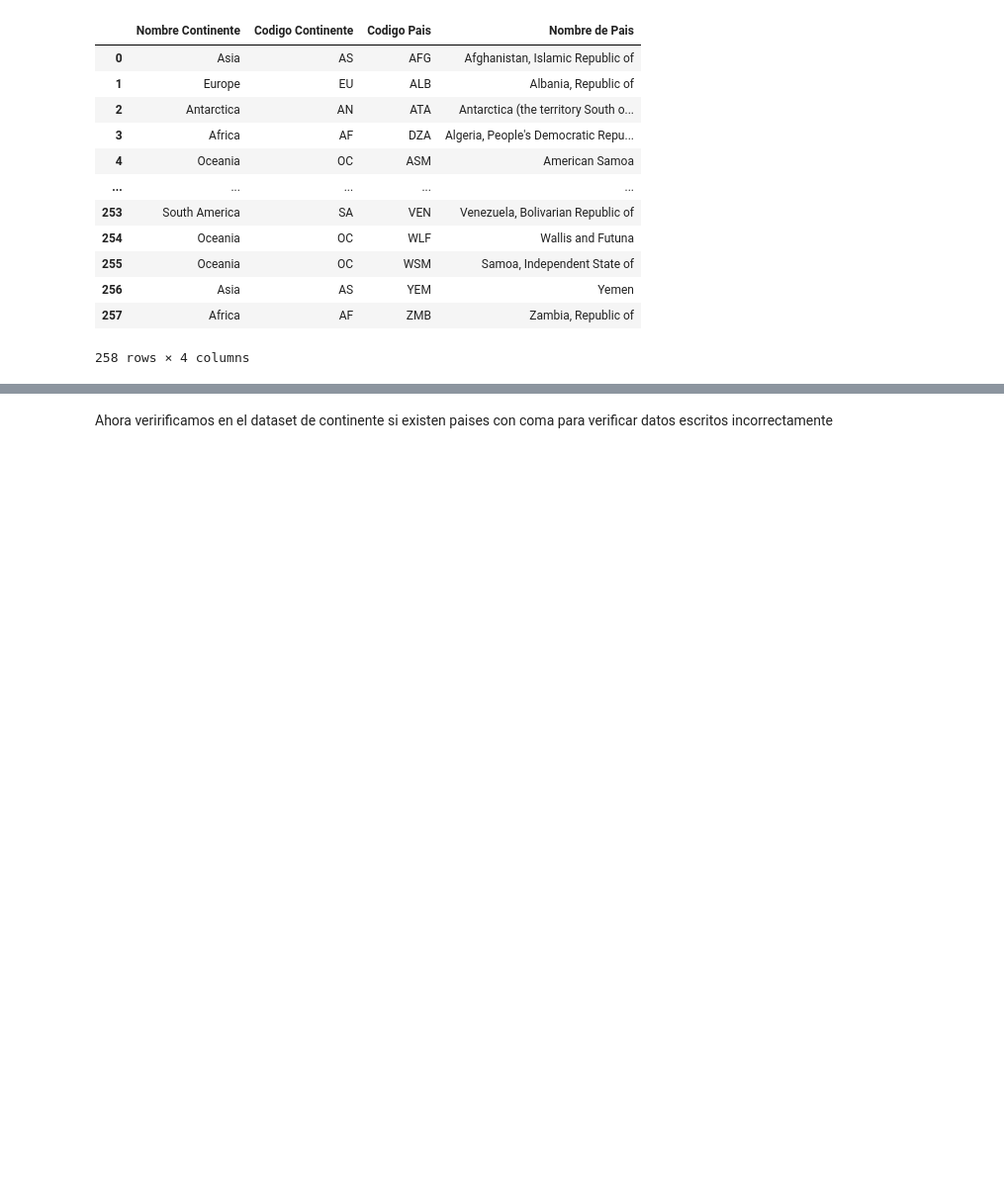
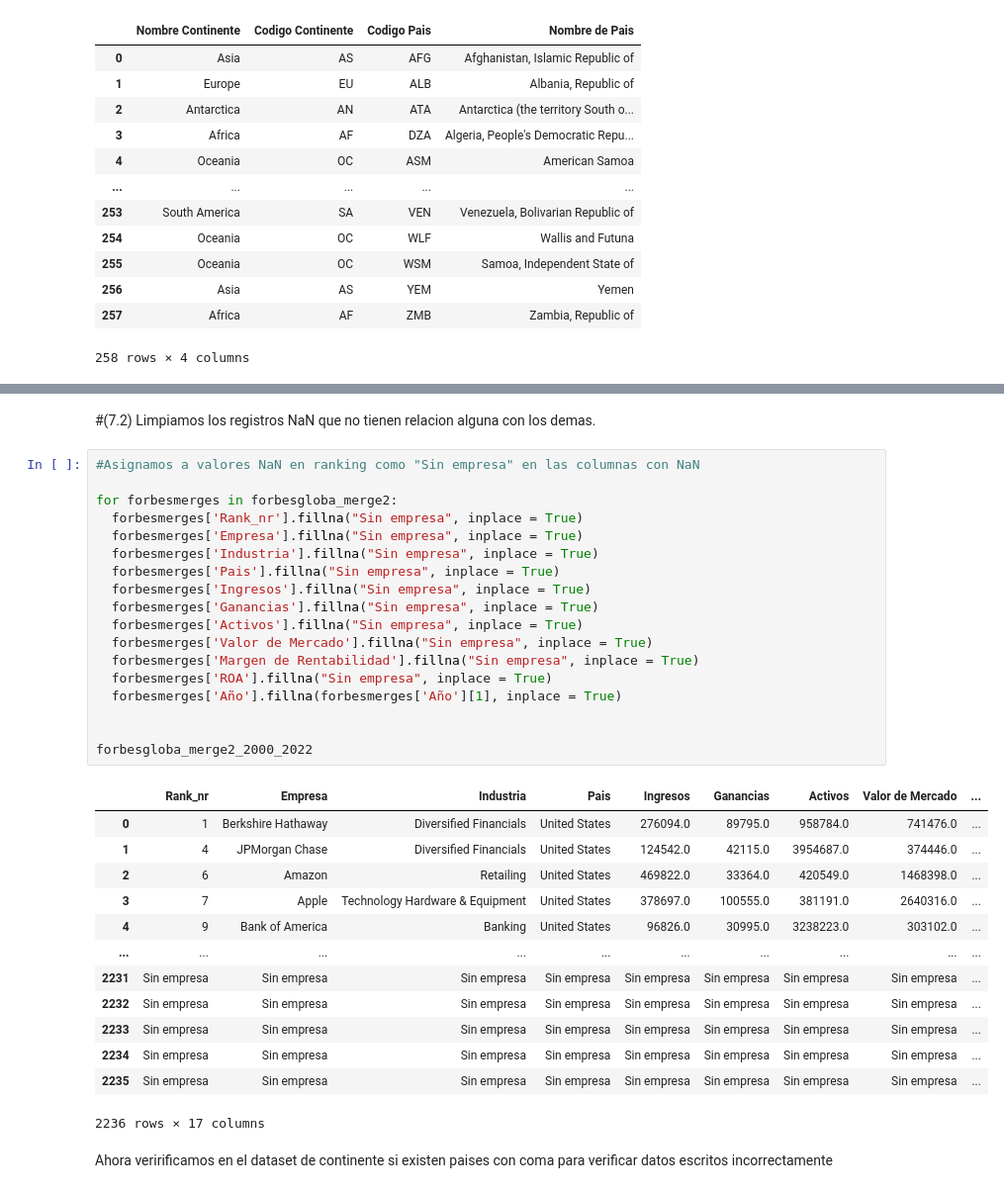
Before and after one commit to Bigote93/DataInsider, a Jupyter notebook: DesafioDataInsider_Nalli.ipynb, the cells around one changed output, grey strips where cells are left out. Shown: that part at 99% size. Drawn from its saved outputs; the diff is of its cells as text; blank space fills up the shorter version.

```diff
--- a/DesafioDataInsider_Nalli.ipynb
+++ b/DesafioDataInsider_Nalli.ipynb
@@ -750,3 +820,37 @@ forbesglobal2000_2022
+# %% [markdown]
+#(7.2) Limpiamos los registros NaN que no tienen relacion alguna con los demas.
+# %%
+#Asignamos a valores NaN en ranking como "Sin empresa" en las columnas con NaN
+
+for forbesmerges in forbesgloba_merge2:
+  forbesmerges['Rank_nr'].fillna("Sin empresa", inplace = True)
+  forbesmerges['Empresa'].fillna("Sin empresa", inplace = True)
+  forbesmerges['Industria'].fillna("Sin empresa", inplace = True)
+  forbesmerges['Pais'].fillna("Sin empresa", inplace = True)
+  forbesmerges['Ingresos'].fillna("Sin empresa", inplace = True)
+  forbesmerges['Ganancias'].fillna("Sin empresa", inplace = True)
+  forbesmerges['Activos'].fillna("Sin empresa", inplace = True)
+  forbesmerges['Valor de Mercado'].fillna("Sin empresa", inplace = True)
+  forbesmerges['Margen de Rentabilidad'].fillna("Sin empresa", inplace = True)
+  forbesmerges['ROA'].fillna("Sin empresa", inplace = True)
+  forbesmerges['Año'].fillna(forbesmerges['Año'][1], inplace = True)
+
+
+forbesgloba_merge2_2000_2022
+# %% [output]
+|  | Rank_nr | Empresa | Industria | Pais | Ingresos | Ganancias | Activos | Valor de Mercado | ... |
+| 0 | 1 | Berkshire Hathaway | Diversified Financials | United States | 276094.0 | 89795.0 | 958784.0 | 741476.0 | ... |
+| 1 | 4 | JPMorgan Chase | Diversified Financials | United States | 124542.0 | 42115.0 | 3954687.0 | 374446.0 | ... |
+| 2 | 6 | Amazon | Retailing | United States | 469822.0 | 33364.0 | 420549.0 | 1468398.0 | ... |
+| 3 | 7 | Apple | Technology Hardware & Equipment | United States | 378697.0 | 100555.0 | 381191.0 | 2640316.0 | ... |
+| 4 | 9 | Bank of America | Banking | United States | 96826.0 | 30995.0 | 3238223.0 | 303102.0 | ... |
+| ... | ... | ... | ... | ... | ... | ... | ... | ... | ... |
+| 2231 | Sin empresa | Sin empresa | Sin empresa | Sin empresa | Sin empresa | Sin empresa | Sin empresa | Sin empresa | ... |
+| 2232 | Sin empresa | Sin empresa | Sin empresa | Sin empresa | Sin empresa | Sin empresa | Sin empresa | Sin empresa | ... |
+| 2233 | Sin empresa | Sin empresa | Sin empresa | Sin empresa | Sin empresa | Sin empresa | Sin empresa | Sin empresa | ... |
+| 2234 | Sin empresa | Sin empresa | Sin empresa | Sin empresa | Sin empresa | Sin empresa | Sin empresa | Sin empresa | ... |
+| 2235 | Sin empresa | Sin empresa | Sin empresa | Sin empresa | Sin empresa | Sin empresa | Sin empresa | Sin empresa | ... |
+2236 rows × 17 columns
 # %% [markdown]
 Ahora veririficamos en el dataset de continente si existen paises con coma para verificar datos escritos incorrectamente
 # %%
```
Also changed, not shown: parts of 31 cells of this notebook.
